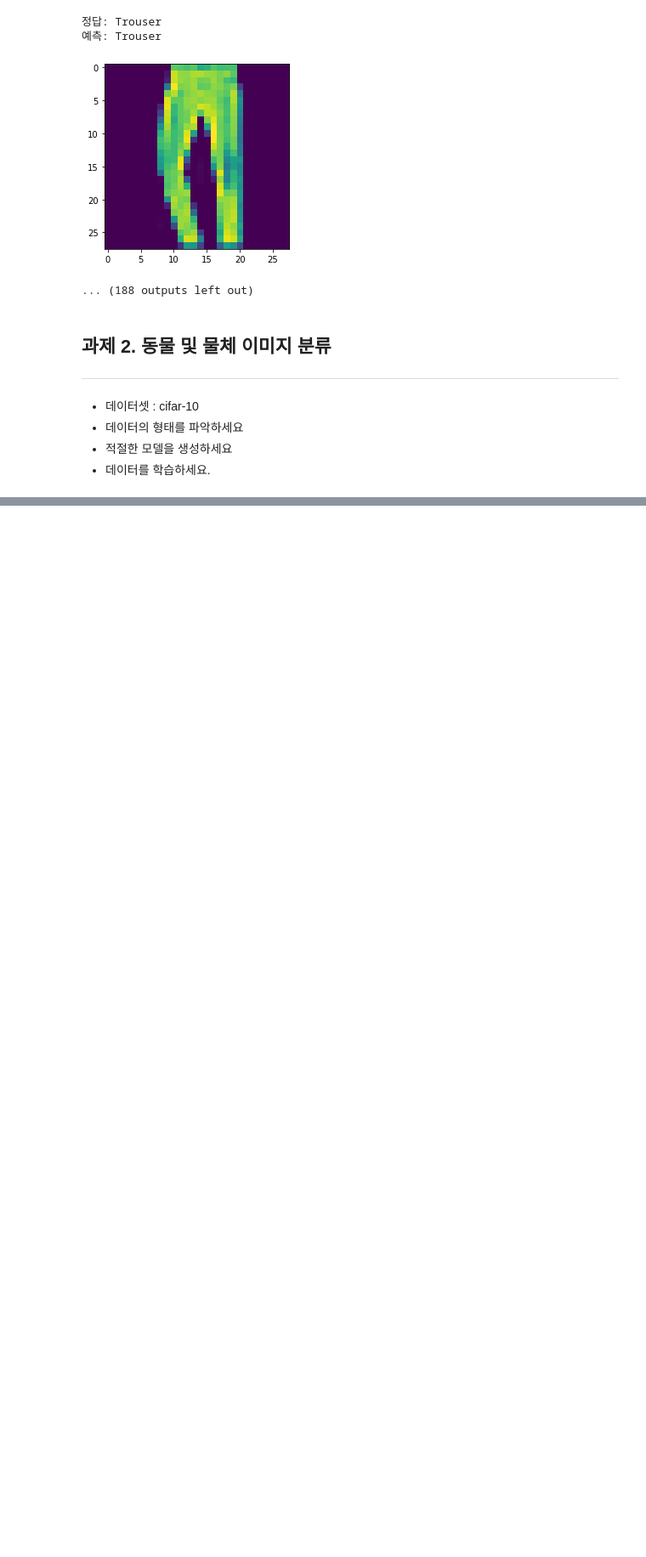
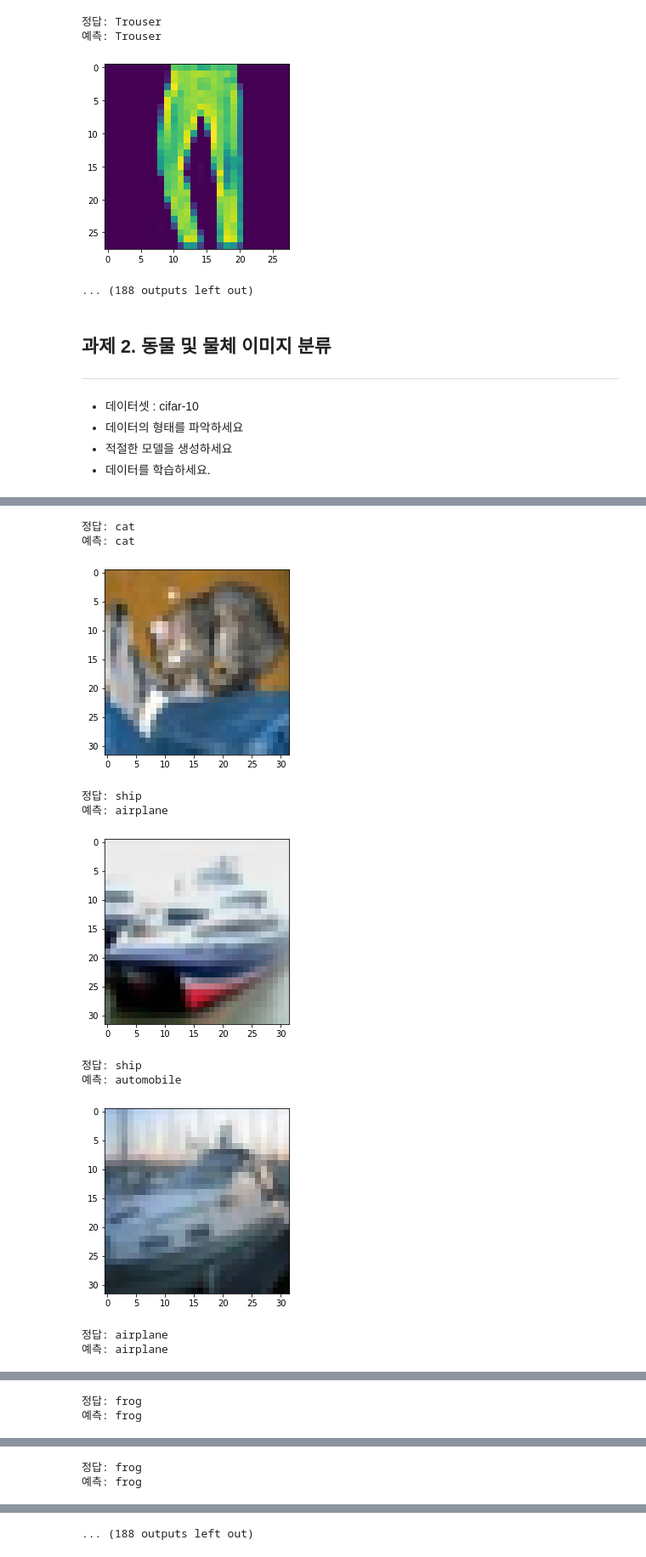
Before and after one commit to GETHUB55/SkillTreePython-DeepLearning, a Jupyter notebook: 01.딥러닝with텐서플로우-basic/ch01_07_CNN기초_Pooling_Layer.ipynb, the cells around one changed output, grey strips where cells are left out. Shown at 85% size. Drawn from its saved outputs; the diff is of its cells as text; code cells hidden in the pictures; blank space fills up the shorter version.

```diff
--- a/01.딥러닝with텐서플로우-basic/ch01_07_CNN기초_Pooling_Layer.ipynb
+++ b/01.딥러닝with텐서플로우-basic/ch01_07_CNN기초_Pooling_Layer.ipynb
@@ -404,0 +499,19 @@ for i in range(9):
+# %%
+for idx in range(100):
+
+ print('정답:',labels[y_test[idx][0]])
+ print('예측:',labels[y_argmax[idx]])
+ plt.imshow(x_test[idx])
+ plt.show()
+# %% [output]
+정답: cat
+예측: cat
+[figure, added]
+정답: ship
+예측: airplane
+[figure, added]
+정답: ship
+예측: automobile
+[figure, added]
+정답: airplane
+예측: airplane
@@ -404,0 +519,2 @@ for i in range(9):
+정답: frog
+예측: frog
@@ -404,0 +522,2 @@ for i in range(9):
+정답: frog
+예측: frog
@@ -404,0 +525 @@ for i in range(9):
+... (188 outputs left out)
```
Also changed, not shown: parts of 9 cells of this notebook.
